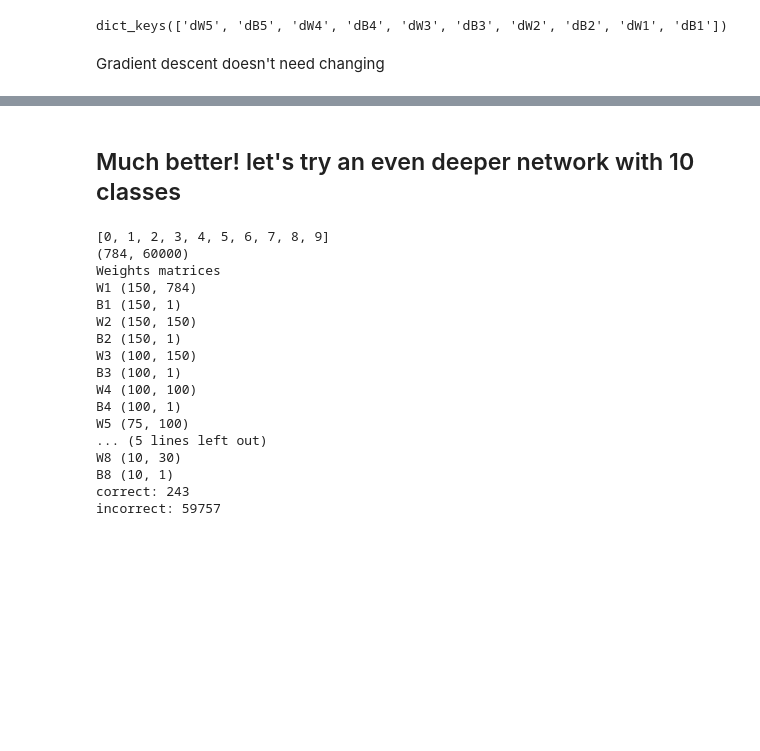
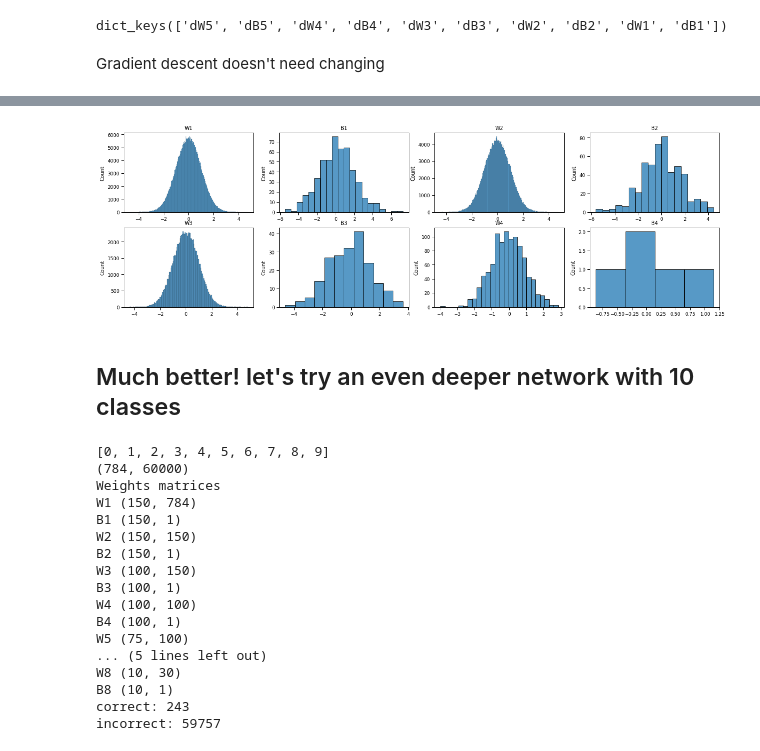
Before and after one commit to jakelourie1502/Neural_network_from_scratch, a Jupyter notebook: mnist_neural_net_from_scratch.ipynb, the cells around one changed output, grey strips where cells are left out. Drawn from its saved outputs; the diff is of its cells as text; code cells hidden in the pictures; blank space fills up the shorter version.

```diff
--- a/mnist_neural_net_from_scratch.ipynb
+++ b/mnist_neural_net_from_scratch.ipynb
@@ -851,3 +870,18 @@ incorrect: 20951
+# %%
+#CREATE FUNCTION FOR THIS BEAUTY
+
+#Let's take a look at the weights
+columns = int(len(flex_Softmax_five_classes) / 2)
+rows = 2
+fig, axlist = plt.subplots(nrows= rows, ncols=columns, figsize = ((20,6)))
+axlist = axlist.flatten()
+for ax, coefficients, coef_name in zip(axlist, flex_Softmax_weights_dict.values(), flex_Softmax_weights_dict.keys()):
+    flattened_coefs = coefficients.flatten()
+    sns.histplot(flattened_coefs, ax = ax)
+    ax.set_title(f'{coef_name}')
+plt.show()
+# %% [output]
+[figure, added]
 # %% [markdown]
 ## Much better! let's try an even deeper network with 10 classes
 # %%
```
Also changed, not shown: parts of 10 cells of this notebook.
